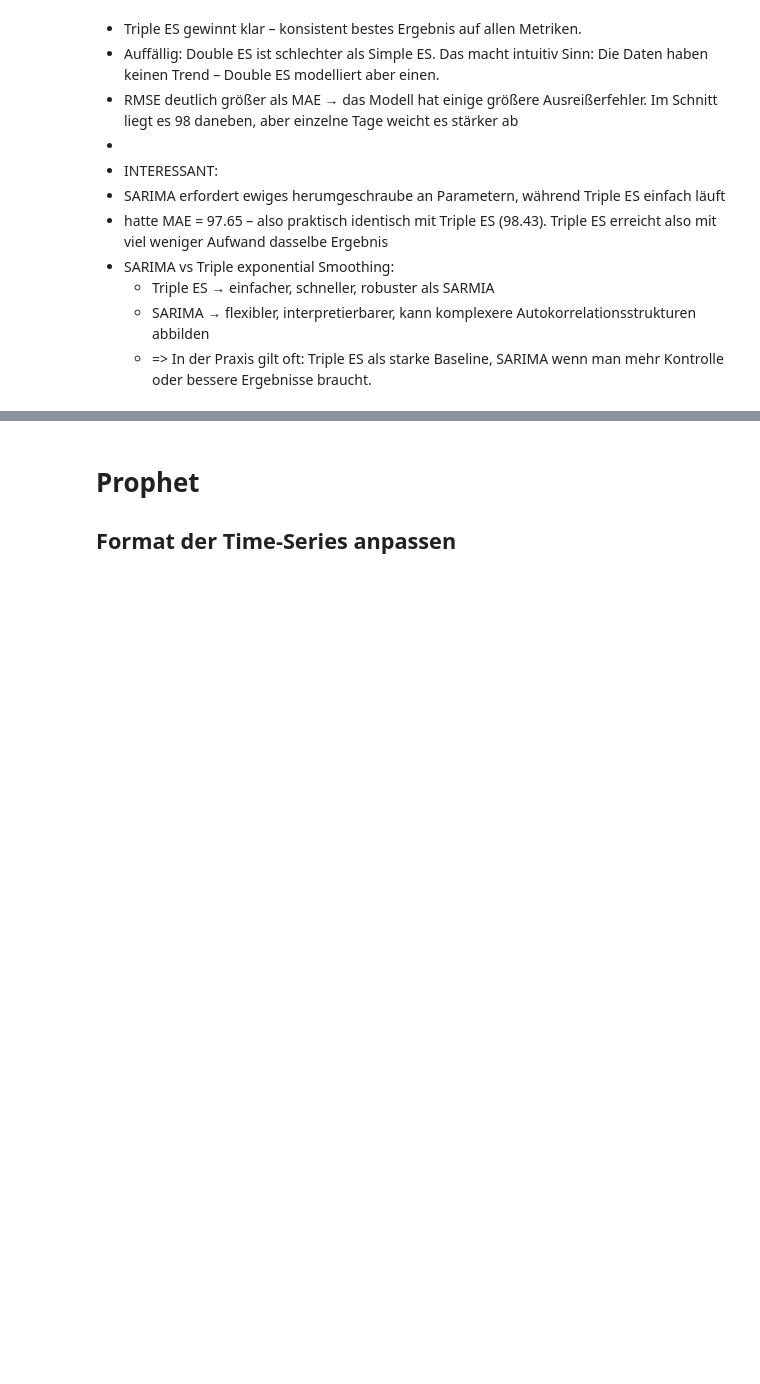
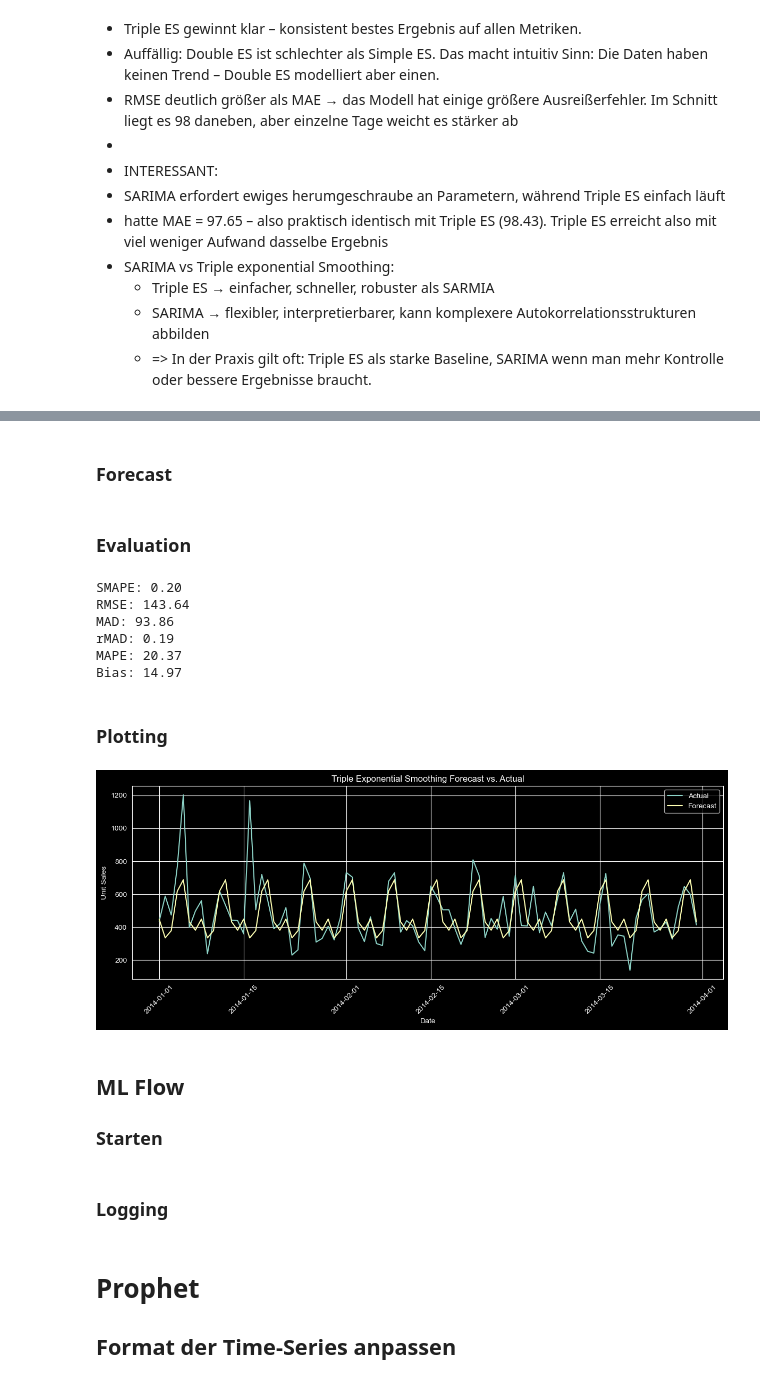
Before and after one commit to mamuschket-png/Time-Series-Forecast-Streamlit, a Jupyter notebook: Scripts/1_Statistical_models.ipynb, the cells around one changed output, grey strips where cells are left out. Drawn from its saved outputs; the diff is of its cells as text; code cells hidden in the pictures; blank space fills up the shorter version.

```diff
--- a/Scripts/1_Statistical_models.ipynb
+++ b/Scripts/1_Statistical_models.ipynb
@@ -356,0 +979,2 @@ Triple ES  BIC: 3507.5
+# %% [markdown]
+### Forecast
@@ -356,0 +984,60 @@ Triple ES  BIC: 3507.5
+# %% [markdown]
+### Evaluation
+# %%
+from sklearn.metrics import mean_squared_error
+import numpy as np
+
+def forecast_metrics(y_true, y_pred):
+    errors = y_true - y_pred
+    smape = np.mean(2 * np.abs(errors) / (np.abs(y_true) + np.abs(y_pred)))
+    rmse  = np.sqrt(mean_squared_error(y_true, y_pred))
+    mad   = np.mean(np.abs(errors))
+    rmad  = mad / np.mean(y_true)
+    mape  = np.mean(np.abs(errors) / np.abs(y_true)) * 100
+    bias  = np.mean(errors)
+
+    return {
+        'SMAPE': smape,
+        'RMSE':  rmse,
+        'MAD':   mad,
+        'rMAD':  rmad,
+        'MAPE':  mape,
+        'Bias':  bias,
+    }
+
+# Actual und Predicted als numpy arrays
+actual_ES    = test_data['unit_sales'].values      # echte Werte aus Test-DataFrame
+predicted_ES = es_forecast_final.values            # Forecast aus finalem ES-Modell
+
+# Metriken berechnen
+metrics_ES = forecast_metrics(actual_ES, predicted_ES)
+for k, v in metrics_ES.items():
+    print(f"{k}: {v:,.2f}")
+# %% [output]
+SMAPE: 0.20
+RMSE: 143.64
+MAD: 93.86
+rMAD: 0.19
+MAPE: 20.37
+Bias: 14.97
+# %% [markdown]
+### Plotting
+# %%
+# Forecast-Plot mit fig-Objekt erstellen (nötig für mlflow.log_figure)
+test_dates_ES = pd.date_range(start='2014-01-01', periods=len(test_data), freq='D')
+
+fig_ES, ax = plt.subplots(figsize=(12, 5))
+ax.plot(test_dates_ES, actual_ES, label='Actual')
+ax.plot(test_dates_ES, predicted_ES, label='Forecast')
+ax.legend()
+ax.set_title('Triple Exponential Smoothing Forecast vs. Actual')
+ax.set_xlabel('Date')
+ax.set_ylabel('Unit Sales')
+plt.xticks(rotation=45)
+plt.tight_layout()
+plt.show()
+# %% [output]
+[figure, added]
+# %% [markdown]
+## ML Flow
+### Starten
@@ -356,0 +1053,2 @@ Triple ES  BIC: 3507.5
+# %% [markdown]
+### Logging
```
Also changed, not shown: parts of 99 cells of this notebook, 6 other files.
